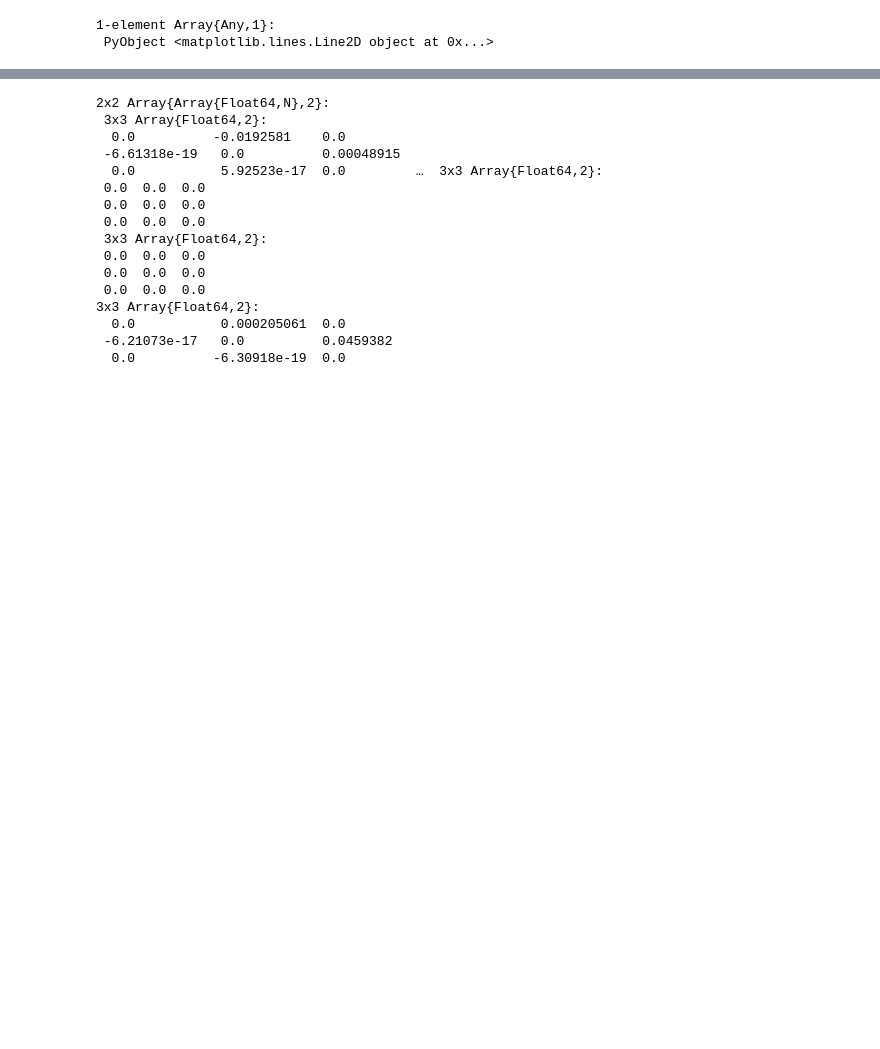
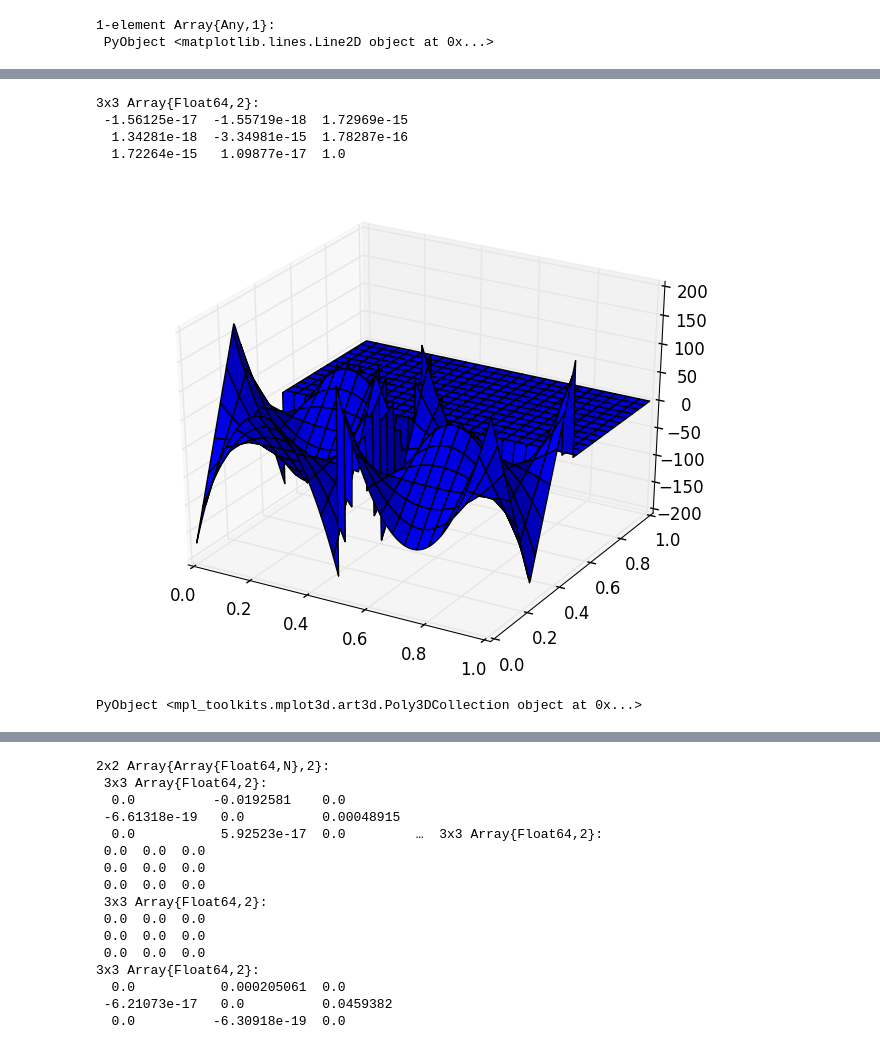
Before and after one commit to ABAtanasov/Sparse-Grids, a Jupyter notebook: Julia Code/Testing Differentiation.ipynb, the cells around one changed output, grey strips where cells are left out. Saved outputs shown, nothing was run; the diff lists cells and outputs as text; code cells hidden in the pictures; blank space fills up the shorter version.

```diff
--- a/Julia Code/Testing Differentiation.ipynb
+++ b/Julia Code/Testing Differentiation.ipynb
@@ -220,0 +243,12 @@ plotfunc1D(x->reconstruct_DG(3,coeffsd,[x[1]]))#-pi*cos(pi*x[1]))
+# %%
+coeffs2[CartesianIndex{2}((3,2))][1,1]
+# %% [output]
+3x3 Array{Float64,2}:
+ -1.56125e-17  -1.55719e-18  1.72969e-15
+  1.34281e-18  -3.34981e-15  1.78287e-16
+  1.72264e-15   1.09877e-17  1.0
+# %%
+plotfunc2D(x->dV(1, 3, (2,1), CartesianIndex{2}((1,1)), CartesianIndex{2}((3,3)),[x[1],x[2]]))
+# %% [output]
+[figure, added]
+PyObject <mpl_toolkits.mplot3d.art3d.Poly3DCollection object at 0x...>
```
Also changed, not shown: parts of 9 cells of this notebook, 1 other file.
